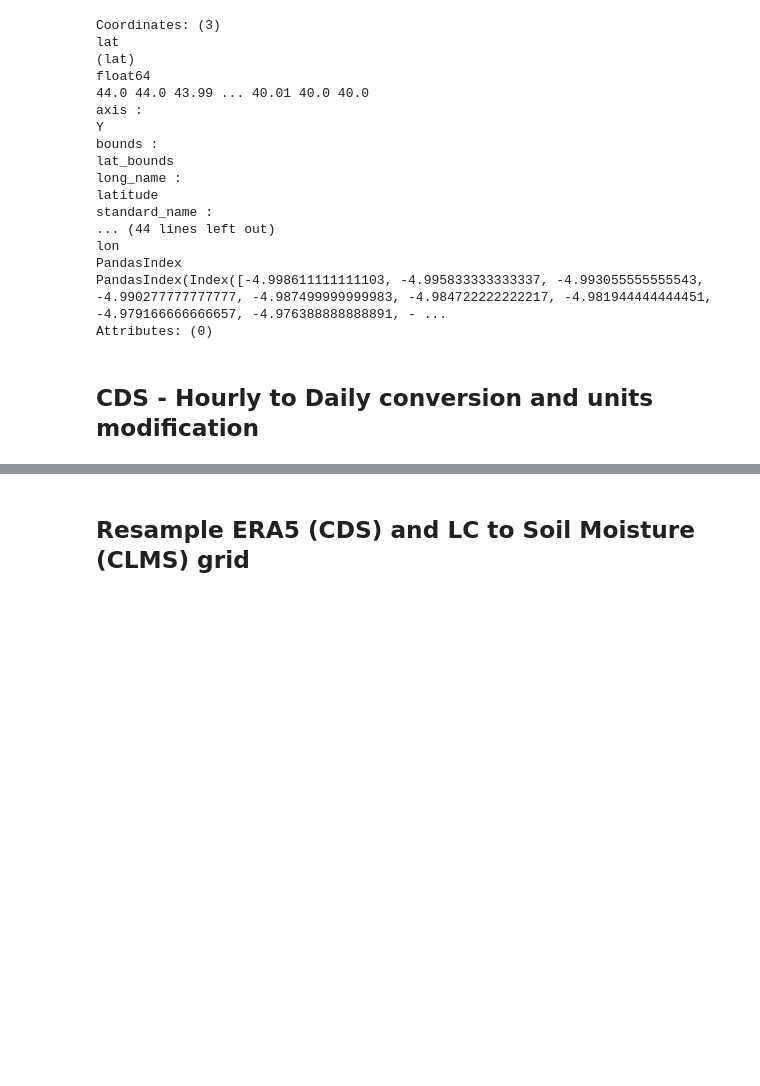
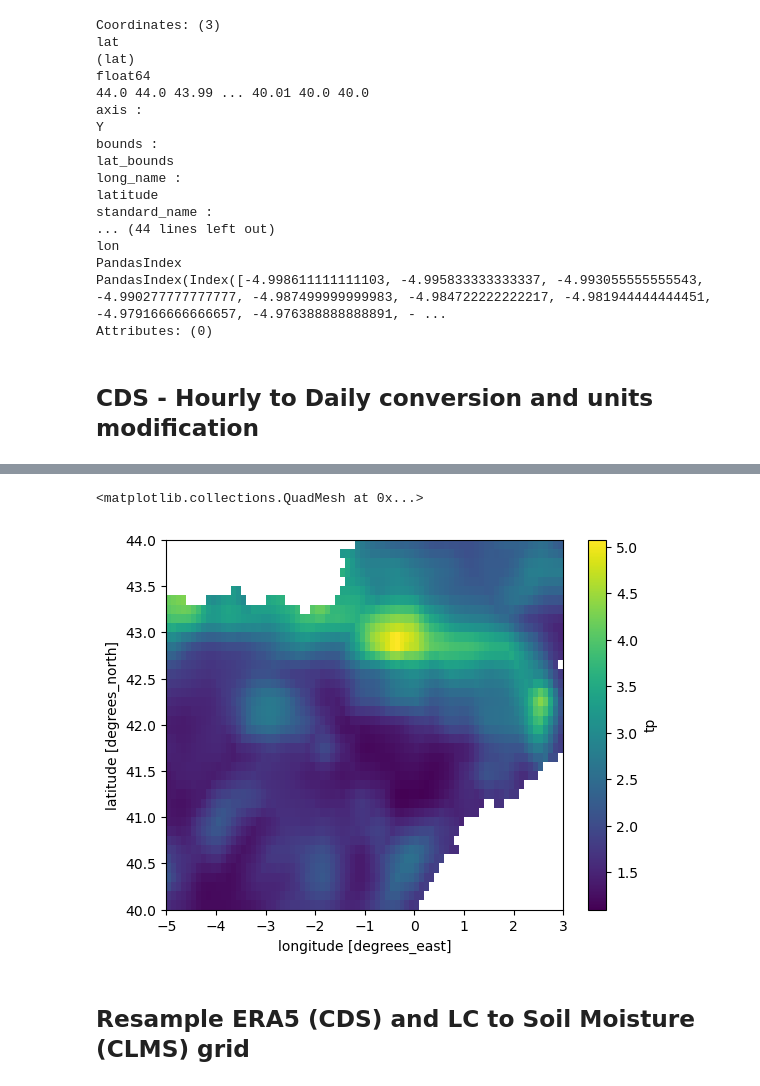
Before and after one commit to Irrigation-EU/irrigation-processor, a Jupyter notebook: notebooks/codes/preprocessing_final-2years.ipynb, the cells around one changed output, grey strips where cells are left out. Drawn from its saved outputs; the diff is of its cells as text; code cells hidden in the pictures; blank space fills up the shorter version.

```diff
--- a/notebooks/codes/preprocessing_final-2years.ipynb
+++ b/notebooks/codes/preprocessing_final-2years.ipynb
@@ -437,3 +394,8 @@ K
+# %%
+cds_cube_daily.tp.mean(axis=0).plot()
+# %% [output]
+<matplotlib.collections.QuadMesh at 0x...>
+[figure, added]
 # %% [markdown]
 ## Resample ERA5 (CDS) and LC to Soil Moisture (CLMS) grid
 # %%
```
Also changed, not shown: parts of 17 cells of this notebook.
